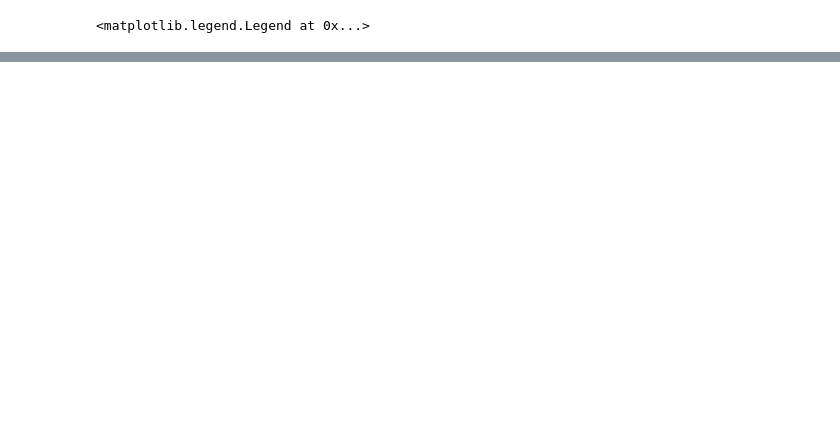
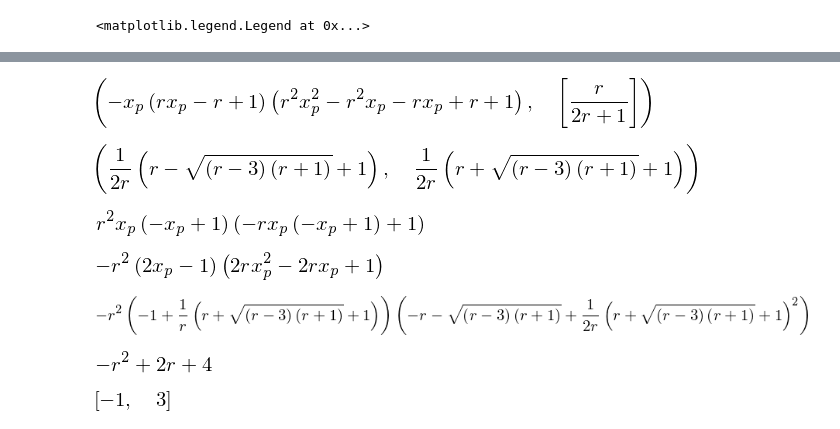
Before and after one commit to Llewelyn62/Non-linear-dynamics-Strogatz, a Jupyter notebook: Strogatz/Chapter10_1D_maps.ipynb, the cells around one changed output, grey strips where cells are left out. Saved outputs shown, nothing was run; the diff lists cells and outputs as text; code cells hidden in the pictures; blank space fills up the shorter version.

```diff
--- a/Strogatz/Chapter10_1D_maps.ipynb
+++ b/Strogatz/Chapter10_1D_maps.ipynb
@@ -322,0 +368,44 @@ anim = animation.FuncAnimation(fig, animate, init_func=init,
+# %%
+f2_x = f_x.subs({x_p:f_x})
+r_ = solve(f_x_diff -x_p,x_p)
+per2_eq = factor(f2_x - x_p)
+per2_eq,r_
+#These solutions agree with Strogatz p.366.
+#Note that the first two terms already have been solved
+#for Period 1. So -x_p = 0, (rx_p - r +1) = 0 when x_p = (r-1)/r
+# %% [output]
+[figure, added]
+# %%
+p_,q_ = solve(per2_eq/(-x_p*(r*x_p-r+1)),x_p)
+p_,q_
+# %% [output]
+[figure, added]
+# %%
+#The period 2 term is:
+f2_x
+# %% [output]
+[figure, added]
+# %%
+#The differential d/x is:
+f2_diff = factor(f2_x.diff(x_p))
+f2_diff
+# %% [output]
+[figure, added]
+# %%
+#Substitute in one of either p_ or q_ for x_p
+f2_ans = f2_diff.subs({x_p:q_})
+f2_ans
+# %% [output]
+[figure, added]
+# %%
+#Simplify
+f2ans1 = simplify(f2_ans)
+f2ans1
+# %% [output]
+[figure, added]
+# %%
+#This is stable if f^2(x*) <1. So solve for r but consider only positive solutions (in both)
+solve(f2ans1-1,r)
+#This solves the inequality where +f^2(x*) - 1 >0
+# %% [output]
+[figure, added]
```
Also changed, not shown: parts of 18 cells of this notebook.
